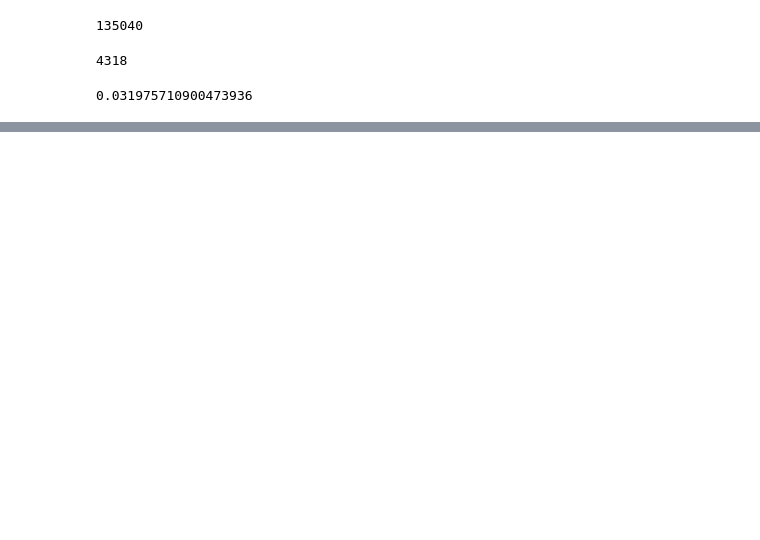
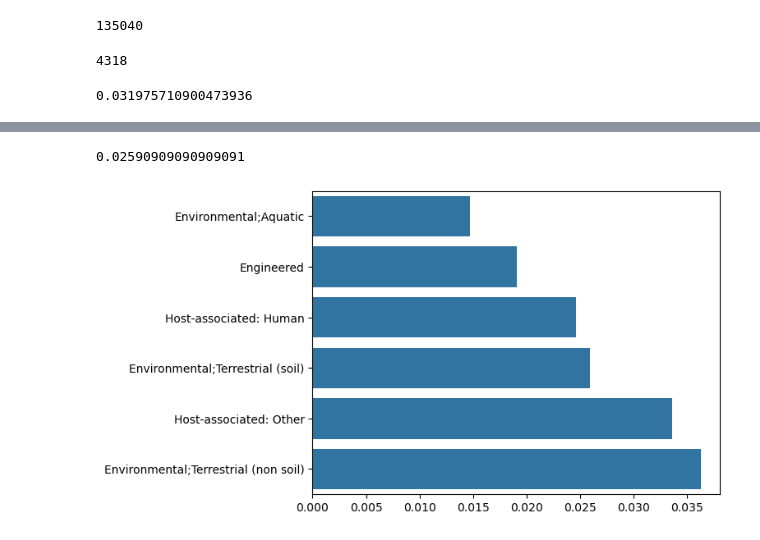
Before and after one commit to Matt-BF/GSPR, a Jupyter notebook: notebooks/imgpr_bgc.ipynb, the cells around one changed output, grey strips where cells are left out. Cells and saved outputs as stored; diff of their text form; code cells hidden in the pictures; blank space fills up the shorter version.

```diff
--- a/notebooks/imgpr_bgc.ipynb
+++ b/notebooks/imgpr_bgc.ipynb
@@ -173 +173,32 @@ sns.barplot(data=dict(sorted(ratios.items(), key=lambda item: item[1])), orient=
 [figure]
+# %%
+# What about number of plasmids instead of number of samples
+
+bgc_norm_per_plasmid = (
+    (
+        df_bgc.group_by("ecosystem_custom")
+        .count()
+        .to_pandas()
+        .set_index("ecosystem_custom")
+        / df_imgpr.group_by("ecosystem_custom")
+        .count()
+        .to_pandas()
+        .set_index("ecosystem_custom")
+    )
+    .dropna()
+    .to_dict()["count"]
+)
+# %%
+df_soil.shape[0] / 90_200
+# %% [output]
+0.02590909090909091
+# %%
+bgc_norm_per_plasmid["Environmental;Terrestrial (soil)"] = df_soil.shape[0] / 90_200
+# %%
+sns.barplot(
+    data=dict(sorted(bgc_norm_per_plasmid.items(), key=lambda item: item[1])),
+    orient="h",
+)
+plt.savefig("imgpr_bgc_ecosystem_per_plasmid.pdf", bbox_inches="tight")
+# %% [output]
+[figure, added]
```
Also changed, not shown: parts of 3 cells of this notebook, 6 other files.
